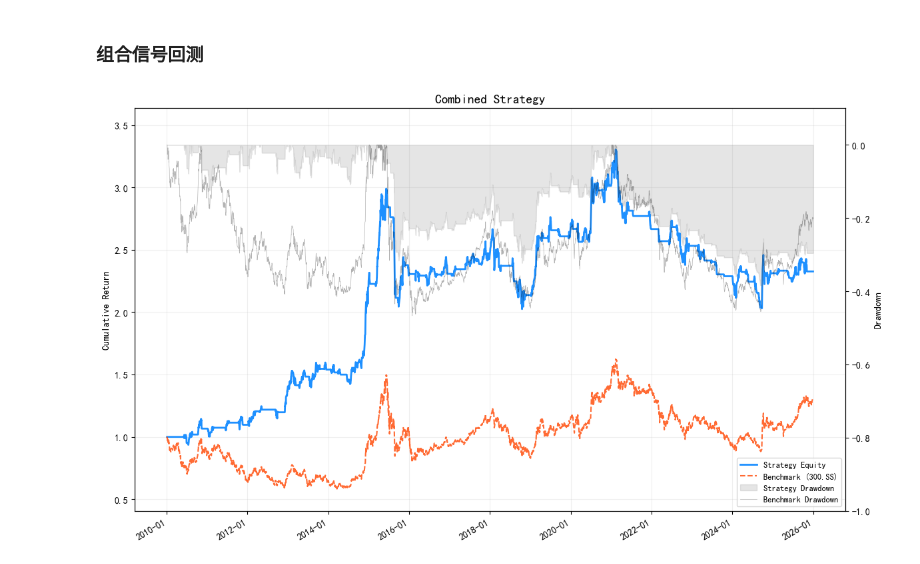
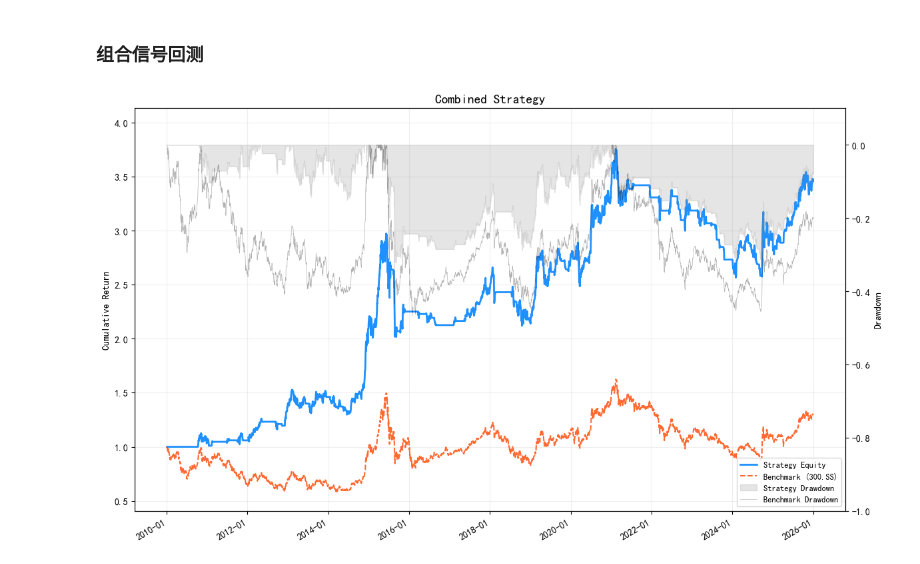
Before and after one commit to GaryNasser/quant-research-notebook, a Jupyter notebook: C-择时/20251226-华泰证券-A股择时之技术打分体系.ipynb, the cells around one changed output. Saved outputs shown, nothing was run; the diff lists cells and outputs as text; code cells hidden in the pictures.

```diff
--- a/C-择时/20251226-华泰证券-A股择时之技术打分体系.ipynb
+++ b/C-择时/20251226-华泰证券-A股择时之技术打分体系.ipynb
@@ -663,37 +663,37 @@ boll.plot_strategy_performance("Volume", "Volume volatility", calc_volume_volati
 # %% [markdown]
 ### 组合信号回测
 # %%
-sig_1 = sma.get_strategy_signal("Close", "Market_Return_SMA", calc_momentum, 20, 50)
+sig_1 = boll.get_strategy_signal("close", "Market_Return_SMA", calc_momentum, 60, 120)
 
-sig_2 = boll.get_strategy_signal("Close", "Price_Bias_BOLL", calc_price_bias, 10, 20)
+sig_2 = boll.get_strategy_signal("close", "Price_Bias_BOLL", calc_price_bias, 10, 20)
 
-sig_3 = sma.get_strategy_signal("Volume", "Volume_Mean_SMA", calc_vol_mean, 10, 20)
+sig_3 = sma.get_strategy_signal("volume", "Volume_Mean_SMA", calc_vol_mean, 10, 20)
 
-sig_4 = sma.get_strategy_signal(["Close", "Volume"], "Price_Vol_Corr_SMA",
-                                calc_price_vol_corr, 60, 120)
+sig_4 = boll.get_strategy_signal("volume", "Volume Bias_BOLL",
+                                calc_vol_bias, 60, 150)
 
-sig_5 = boll.get_strategy_signal("Close", "New_Low_Ratio_BOLL", calc_new_low_ratio, 20, 50)
+sig_5 = boll.get_strategy_signal("close", "New_Low_Ratio_BOLL", calc_new_low_ratio, 20, 50)
 
-sig_6 = boll.get_strategy_signal("Close", "MA_Align_Ratio_RevBOLL",
-                                 calc_ma_alignment_ratio, 10, 20, is_reverse=True)
+sig_6 = boll.get_strategy_signal("close", "MA_Align_Ratio_RevBOLL",
+                                 calc_ma_alignment_ratio, 10, 30, is_reverse=True)
 
-sig_7 = mom.get_strategy_signal(["High", "Low", "Close"], "ADX_MOM", calc_adx, 60, 150)
+sig_7 = mom.get_strategy_signal(["high", "low", "close"], "ADX_MOM", calc_adx, 60, 150)
 
-sig_8 = boll.get_strategy_signal("Volume", "Volume_Volatility_BOLL",
+sig_8 = boll.get_strategy_signal("volume", "Volume_Volatility_BOLL",
                                  calc_volume_volatility, 20, 50)
 
 
 all_signals_df = pd.concat([sig_1, sig_2, sig_3, sig_4, sig_5, sig_6, sig_7, sig_8],
                            axis=1)
 all_signals_df.dropna(inplace=True)
 
 all_signals_df['Average_Score'] = all_signals_df.mean(axis=1)
 
 # 净有效指标大于 1 即进行操作
 THRESHOLD = 0.125
 combined_signal = np.where(all_signals_df['Average_Score'] > THRESHOLD, 1,
                                    np.where(all_signals_df['Average_Score'] < -THRESHOLD, -1, 0))
 
 boll.plot_signal_performance(combined_signal)
 # %% [output]
-[figure, old version]
+[figure, new version]
```
Also changed, not shown: parts of 3 cells of this notebook.
